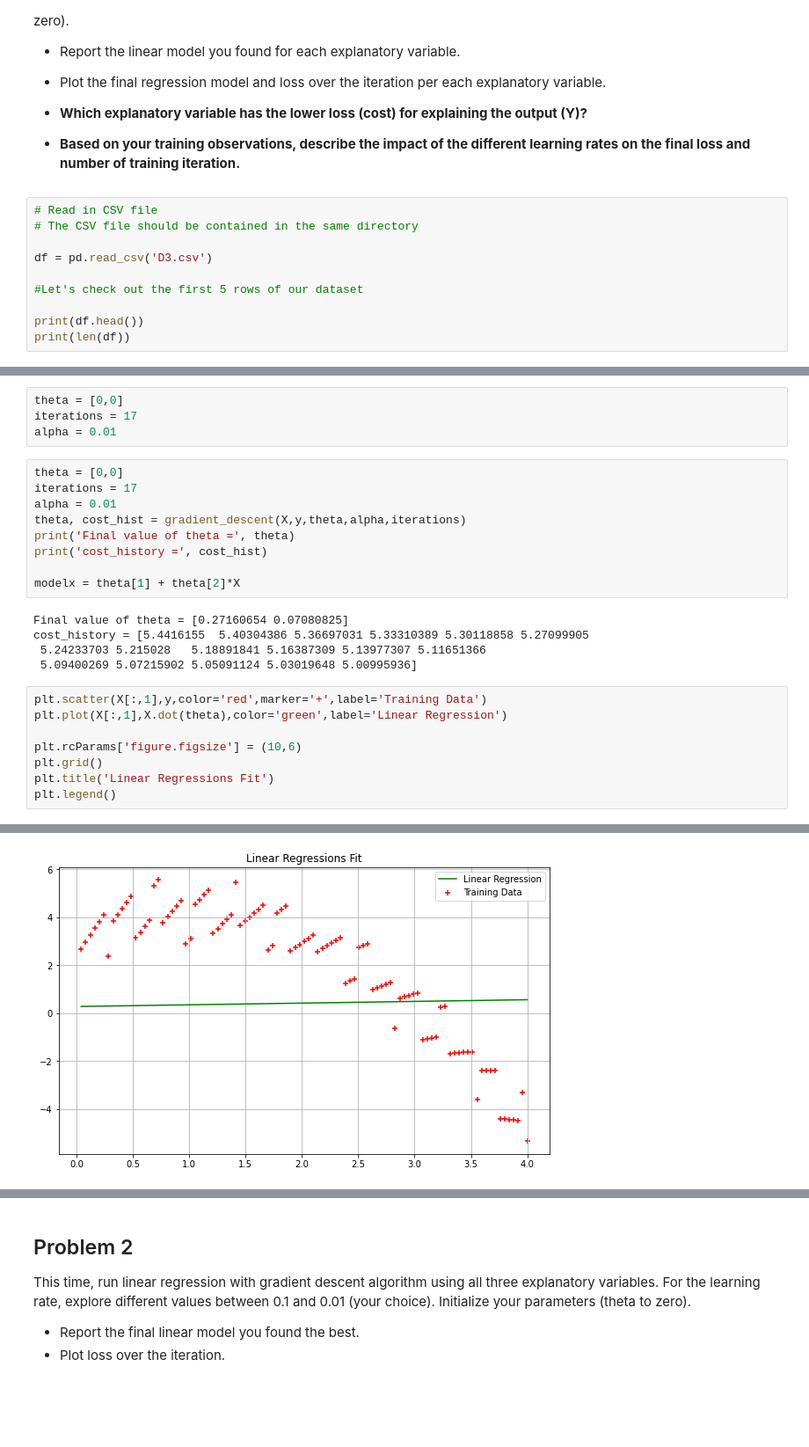
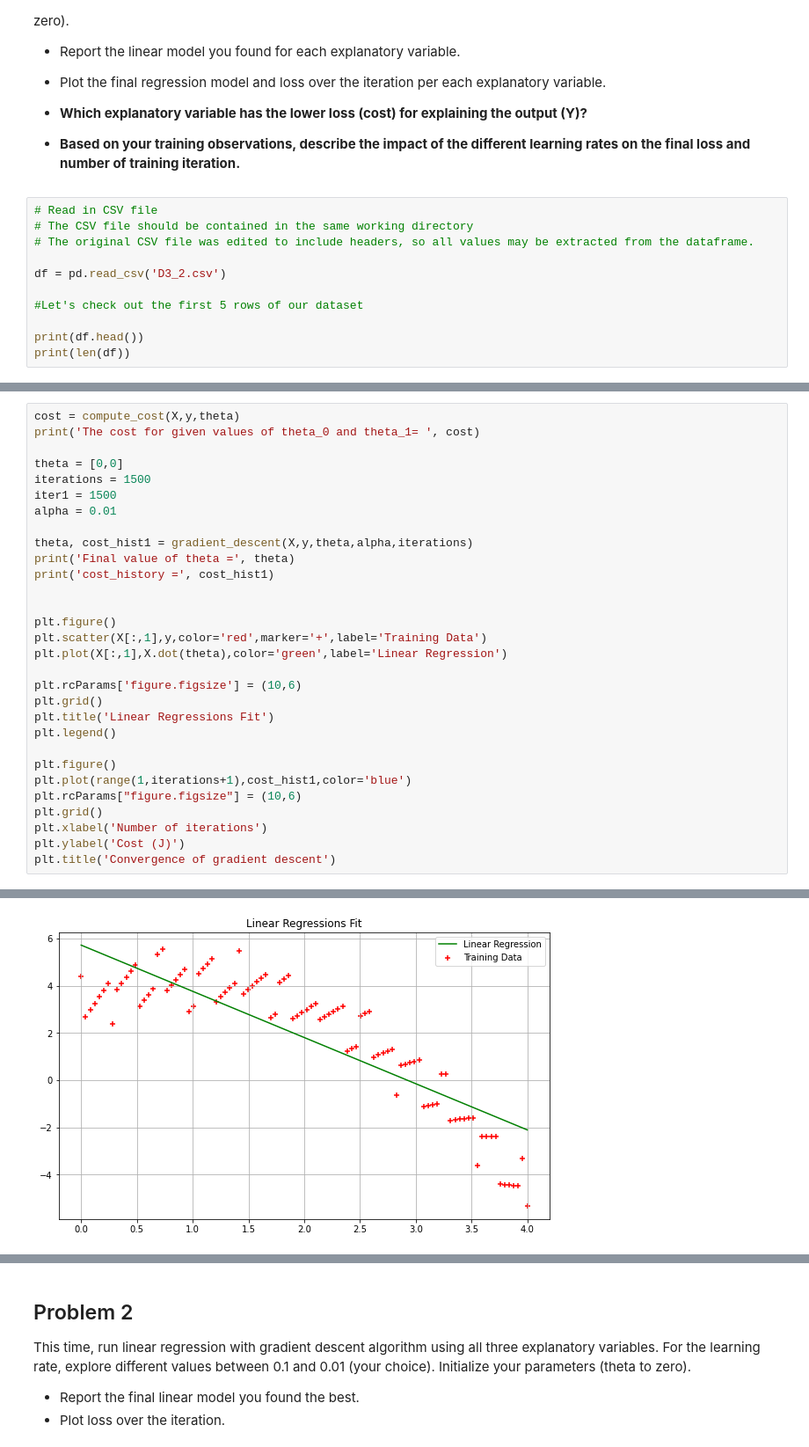
Before and after one commit to thachkse/Intro-to-ML, a Jupyter notebook: HW_0/Gradient_Descent.ipynb, the cells around one changed output, grey strips where cells are left out. Shown: that part at 88% size. Saved outputs shown, nothing was run; the diff lists cells and outputs as text; blank space fills up the shorter version.

```diff
--- a/HW_0/Gradient_Descent.ipynb
+++ b/HW_0/Gradient_Descent.ipynb
@@ -29,9 +84,10 @@ Develop a code that run linear regression with gradient decent algorithm for eac
 * **Based on your training observations, describe the impact of the different learning rates on the final loss and number of training iteration.**
 # %%
 # Read in CSV file
-# The CSV file should be contained in the same directory
+# The CSV file should be contained in the same working directory
+# The original CSV file was edited to include headers, so all values may be extracted from the dataframe.
 
-df = pd.read_csv('D3.csv')
+df = pd.read_csv('D3_2.csv')
 
 #Let's check out the first 5 rows of our dataset
 
@@ -165,22 +152,18 @@ def gradient_descent(X,y,theta,alpha,iterations):
-# %%
-theta = [0,0]
-iterations = 17
-alpha = 0.01
-# %%
-theta = [0,0]
-iterations = 17
-alpha = 0.01
-theta, cost_hist = gradient_descent(X,y,theta,alpha,iterations)
-print('Final value of theta =', theta)
-print('cost_history =', cost_hist)
-
-modelx = theta[1] + theta[2]*X
-# %% [output]
-Final value of theta = [0.27160654 0.07080825]
-cost_history = [5.4416155  5.40304386 5.36697031 5.33310389 5.30118858 5.27099905
- 5.24233703 5.215028   5.18891841 5.16387309 5.13977307 5.11651366
- 5.09400269 5.07215902 5.05091124 5.03019648 5.00995936]
 # %%
+cost = compute_cost(X,y,theta)
+print('The cost for given values of theta_0 and theta_1= ', cost)
+
+theta = [0,0]
+iterations = 1500
+iter1 = 1500
+alpha = 0.01
+
+theta, cost_hist1 = gradient_descent(X,y,theta,alpha,iterations)
+print('Final value of theta =', theta)
+print('cost_history =', cost_hist1)
+
+
+plt.figure()
 plt.scatter(X[:,1],y,color='red',marker='+',label='Training Data')
 plt.plot(X[:,1],X.dot(theta),color='green',label='Linear Regression')
 
@@ -188,4 +171,12 @@ plt.rcParams['figure.figsize'] = (10,6)
 plt.grid()
 plt.title('Linear Regressions Fit')
 plt.legend()
+
+plt.figure()
+plt.plot(range(1,iterations+1),cost_hist1,color='blue')
+plt.rcParams["figure.figsize"] = (10,6)
+plt.grid()
+plt.xlabel('Number of iterations')
+plt.ylabel('Cost (J)')
+plt.title('Convergence of gradient descent')
 # %% [output]
@@ -193 +187 @@ plt.legend()
-[figure, old version]
+[figure, new version]
```
Also changed, not shown: parts of 33 cells of this notebook, 3 other files.
